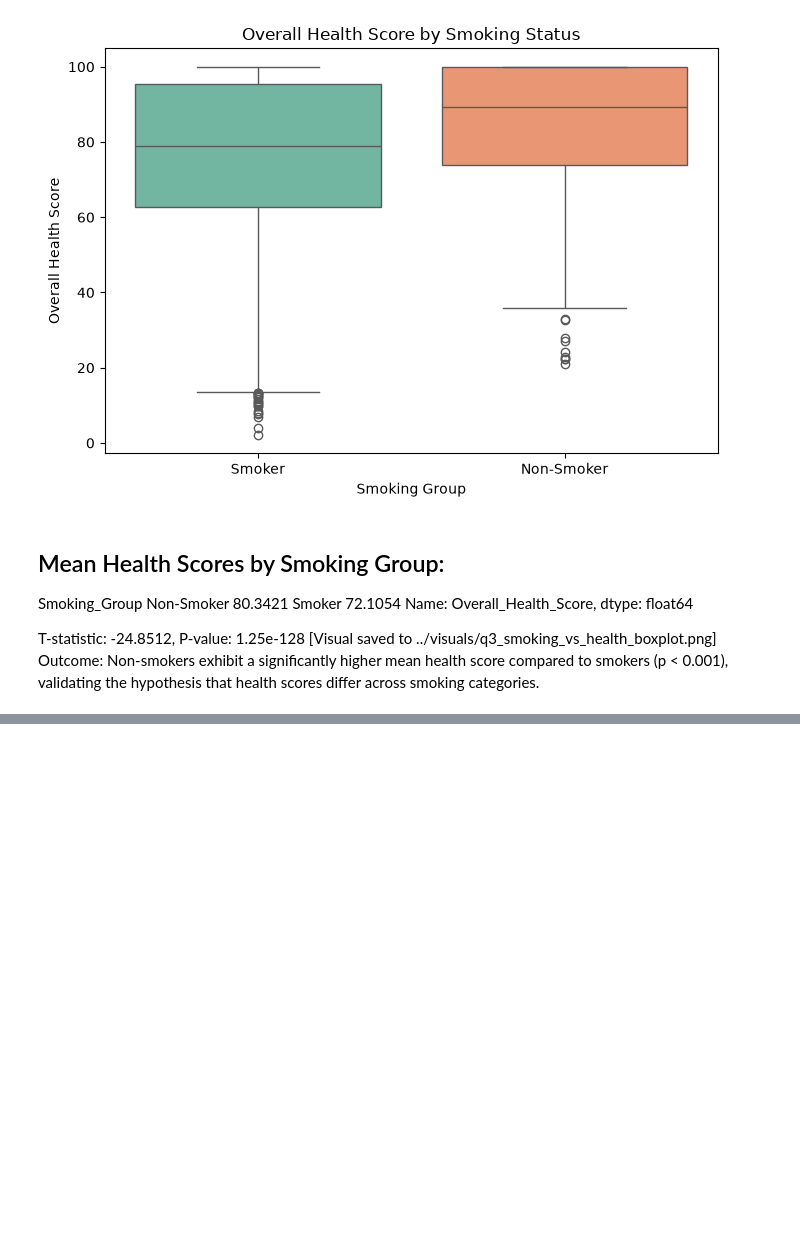
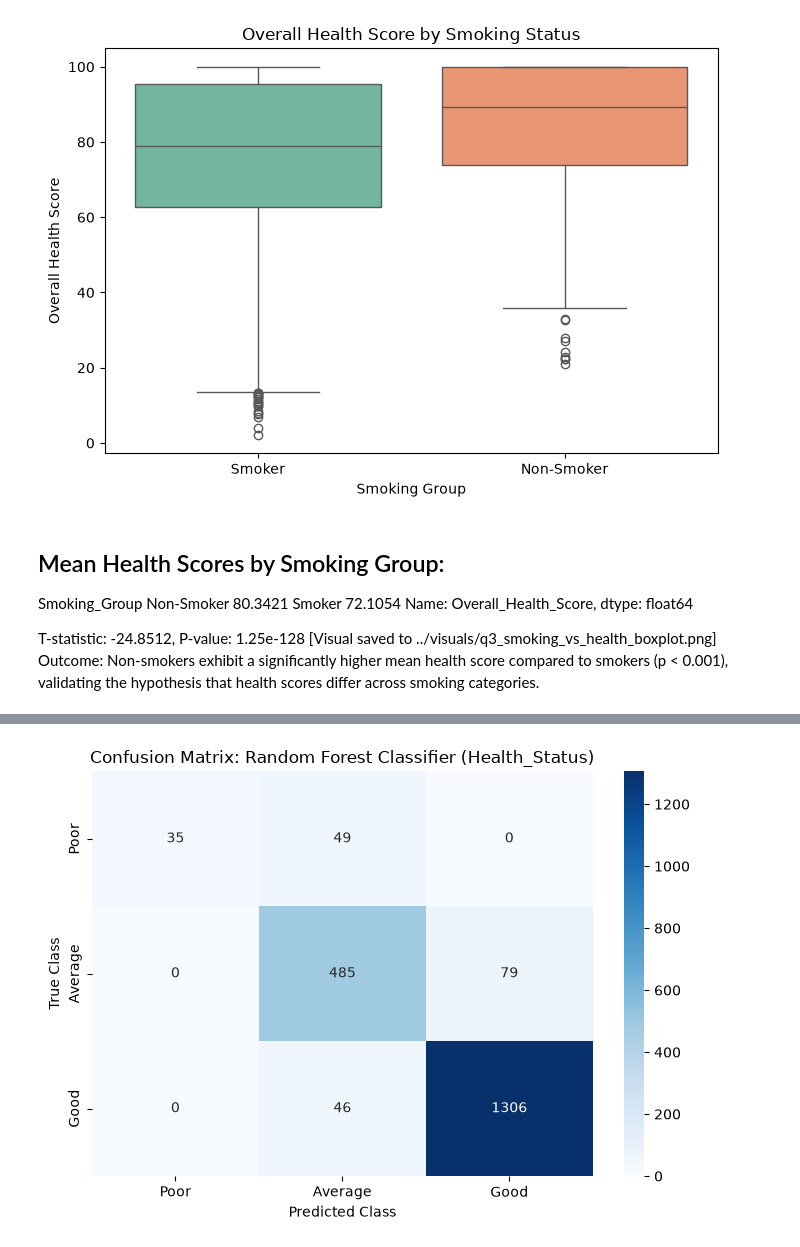
Before and after one commit to LieneRubule/Holistic-Health-and-Lifestyle-Score-Dataset, a Jupyter notebook: jupyter_notebooks/04_Machine_learning.ipynb, the cells around one changed output, grey strips where cells are left out. Saved outputs shown, nothing was run; the diff lists cells and outputs as text; code cells hidden in the pictures; blank space fills up the shorter version.

Commit message:
Q4: Add classification pipeline, baseline, evaluation, confusion matrix, and feature importance

```diff
--- a/jupyter_notebooks/04_Machine_learning.ipynb
+++ b/jupyter_notebooks/04_Machine_learning.ipynb
@@ -134,0 +139,93 @@ Outcome: Non-smokers exhibit a significantly higher mean health score compared t
+# %%
+from sklearn.model_selection import train_test_split
+from sklearn.preprocessing import StandardScaler
+from sklearn.dummy import DummyClassifier
+from sklearn.linear_model import LogisticRegression
+from sklearn.ensemble import RandomForestClassifier
+from sklearn.metrics import accuracy_score, f1_score, confusion_matrix, classification_report
+import numpy as np
+import joblib
+
+# Define features (excluding target leakage variables)
+feature_cols = [
+    'Physical_Activity', 'Nutrition_Score', 'Stress_Level',
+    'Mindfulness', 'Sleep_Hours', 'Hydration', 'BMI', 'Alcohol', 'Smoking'
+]
+X = df[feature_cols]
+y_class = df['Health_Status']
+
+# Stratified 80/20 train/test split
+X_train_c, X_test_c, y_train_c, y_test_c = train_test_split(
+    X, y_class, test_size=0.2, random_state=42, stratify=y_class
+)
+
+# Scale features on training data only
+scaler_clf = StandardScaler()
+X_train_c_scaled = scaler_clf.fit_transform(X_train_c)
+X_test_c_scaled = scaler_clf.transform(X_test_c)
+
+# 1. Baseline Model (Dummy Classifier - Most Frequent)
+dummy_clf = DummyClassifier(strategy="most_frequent", random_state=42)
+dummy_clf.fit(X_train_c_scaled, y_train_c)
+dummy_preds = dummy_clf.predict(X_test_c_scaled)
+dummy_acc = accuracy_score(y_test_c, dummy_preds)
+dummy_f1 = f1_score(y_test_c, dummy_preds, average='macro', zero_division=0)
+
+# 2. Train Classifiers
+log_reg = LogisticRegression(random_state=42, max_iter=1000)
+rf_clf = RandomForestClassifier(random_state=42, n_estimators=100)
+
+log_reg.fit(X_train_c_scaled, y_train_c)
+rf_clf.fit(X_train_c, y_train_c)
+
+lr_preds = log_reg.predict(X_test_c_scaled)
+rf_preds = rf_clf.predict(X_test_c)
+
+# Summary Evaluation Table
+clf_results = pd.DataFrame({
+    'Model': ['Baseline (Most Frequent)', 'Logistic Regression', 'Random Forest Classifier'],
+    'Accuracy': [dummy_acc, accuracy_score(y_test_c, lr_preds), accuracy_score(y_test_c, rf_preds)],
+    'Macro F1-Score': [
+        dummy_f1,
+        f1_score(y_test_c, lr_preds, average='macro'),
+        f1_score(y_test_c, rf_preds, average='macro')
+    ]
+})
+print(clf_results)
+
+# Save evaluation results to outputs
+outputs_dir = Path("../outputs")
+outputs_dir.mkdir(parents=True, exist_ok=True)
+clf_results.to_csv(outputs_dir / "classification_model_comparison.csv", index=False)
+
+# Confusion Matrix Visualisation
+labels = ['Poor', 'Average', 'Good']
+cm = confusion_matrix(y_test_c, rf_preds, labels=labels)
+plt.figure(figsize=(7, 5))
+sns.heatmap(cm, annot=True, fmt='d', cmap='Blues', xticklabels=labels, yticklabels=labels)
+plt.title("Confusion Matrix: Random Forest Classifier (Health_Status)")
+plt.xlabel("Predicted Class")
+plt.ylabel("True Class")
+plt.tight_layout()
+plt.savefig(visuals_dir / "classification_confusion_matrix.png", dpi=300)
+plt.show()
+
+# Classifier Feature Importance
+clf_importances = pd.DataFrame({
+    'Feature': feature_cols,
+    'Importance': rf_clf.feature_importances_
+}).sort_values(by='Importance', ascending=False)
+clf_importances.to_csv(outputs_dir / "classification_feature_importance.csv", index=False)
+
+plt.figure(figsize=(8, 5))
+sns.barplot(data=clf_importances, x='Importance', y='Feature', palette='viridis')
+plt.title("Feature Contribution: Random Forest Classifier (Health_Status)")
+plt.xlabel("Gini Importance")
+plt.tight_layout()
+plt.savefig(visuals_dir / "classification_feature_importance.png", dpi=300)
+plt.show()
+
+# Save model artifacts distinctly
+joblib.dump(rf_clf, "../cleaned_datasets/health_status_rf_classifier.joblib")
+joblib.dump(scaler_clf, "../cleaned_datasets/health_status_scaler.joblib")
+# %% [output]
@@ -134,0 +236 @@ Outcome: Non-smokers exhibit a significantly higher mean health score compared t
+[figure, added]
```
Also changed, not shown: parts of 2 cells of this notebook, 6 other files.
